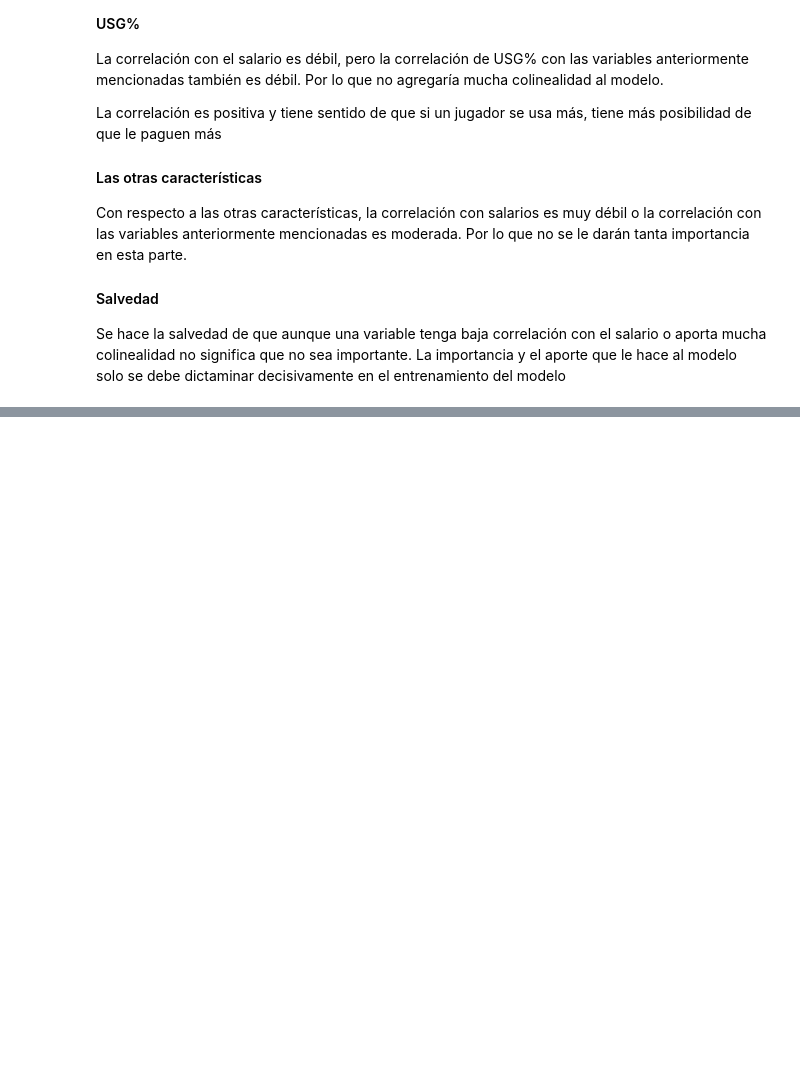
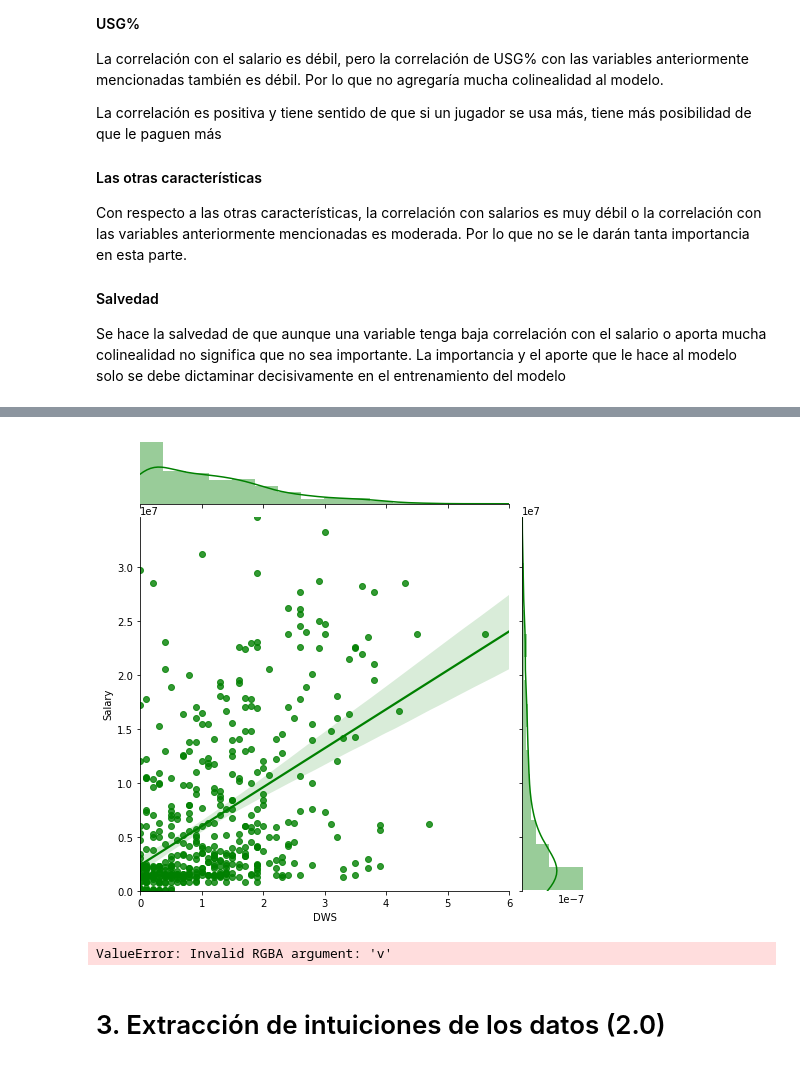
Before and after one commit to StevenMaMei/DataAnalyticsFinalProject, a Jupyter notebook: PrimerEntrega.ipynb, the cells around one changed output, grey strips where cells are left out. Saved outputs shown, nothing was run; the diff lists cells and outputs as text; code cells hidden in the pictures; blank space fills up the shorter version.

```diff
--- a/PrimerEntrega.ipynb
+++ b/PrimerEntrega.ipynb
@@ -484,0 +451,16 @@ Se hace la salvedad de que aunque una variable tenga baja correlación con el sa
+# %%
+g = sns.jointplot(x=data.columns[21], y=data.columns[27], data=data,
+                  kind="reg", truncate=False,
+                  xlim=(0, 6), ylim=(0, 34682550),
+                  color="g", height=7)
+# %% [output]
+[figure, added]
+# %%
+g = sns.jointplot(x=data.columns[22], y=data.columns[27], data=data,
+                  kind="reg", truncate=False,
+                  xlim=(-2, 20), ylim=(0, 34682550),
+                  color="b", height=7)
+# %% [output]
+ValueError: Invalid RGBA argument: 'v'
+# %% [markdown]
+# 3. Extracción de intuiciones de los datos (2.0)
```
Also changed, not shown: parts of 13 cells of this notebook.
